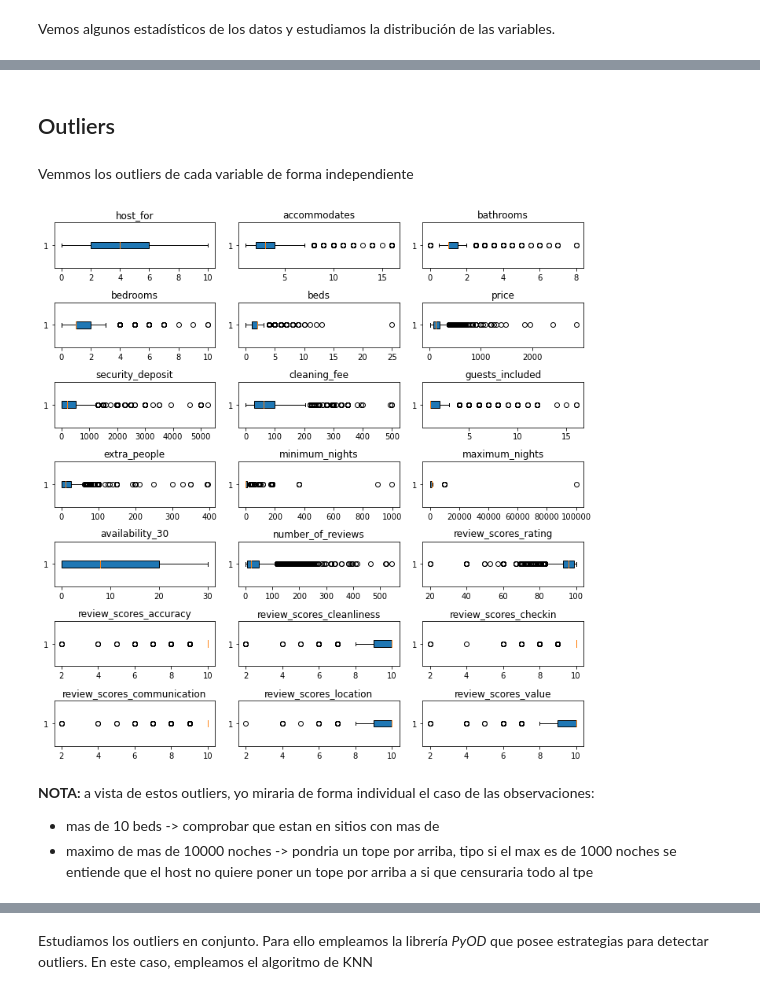
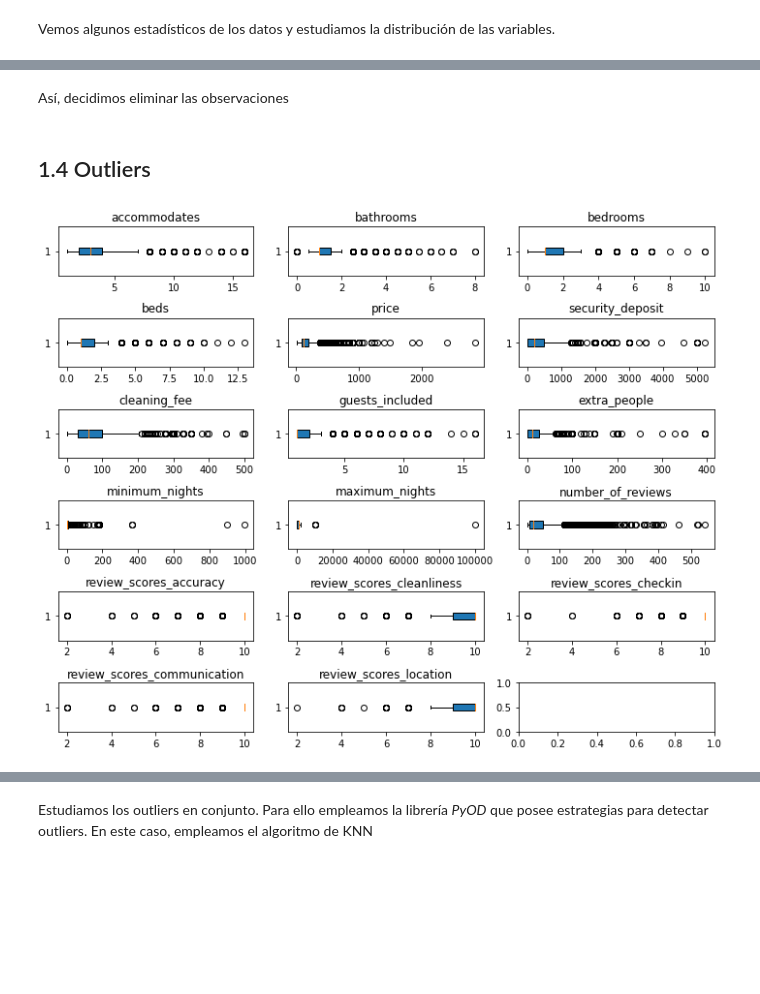
Before and after one commit to sofiamacein/Airbnb_Proyecto, a Jupyter notebook: Airbnb.ipynb, the cells around one changed output, grey strips where cells are left out. Drawn from its saved outputs; the diff is of its cells as text; code cells hidden in the pictures; blank space fills up the shorter version.

```diff
--- a/Airbnb.ipynb
+++ b/Airbnb.ipynb
@@ -370,2 +312,0 @@ De esto podemos concluir que, al menos, es host desde el 18 de enero de 2019.
-# %%
-df.loc[df['host_id']==232567624, 'host_for'] = 0
@@ -372 +336,20 @@ df.loc[df['host_id']==232567624, 'host_for'] = 0
+# %%
+# Separamos las variables
+target = 'beds'
+regresoras = ['accommodates', 'bathrooms']
+
+# Creamos un dataframe con las variables seleccionadas
+df_imp = df[[target] + regresoras]
+
+# Separamos los datos en dos dataframe, uno con los valores missing y otro sin valores missing
+df_missing = df_imp[df_imp.isnull().any(axis=1)]
+df_no_missing = df_imp.dropna()
+
+# Ajustamos el modelo a los datos sin missing
+reg = LinearRegression()
+reg.fit(df_no_missing[regresoras], df_no_missing[target])
+
+# Realizamos la imputacion de los valores missing y almacenamos los valores obtenidos en el dataframe
+pred = reg.predict(df_missing[regresoras])
+df.loc[df[target].isnull(), target]= pred
 # %% [markdown]
@@ -400,0 +364,5 @@ dtype: int64
+# %%
+review_score = ['review_scores_accuracy','review_scores_cleanliness', 'review_scores_checkin',
+                  'review_scores_communication','review_scores_location']
+
+df[df[review_score].isna().any(axis=1)][review_score]
@@ -401,4 +384,6 @@ dtype: int64
+# %% [markdown]
+Así, decidimos eliminar las observaciones
+# %%
+df = df.dropna(subset=review_score)
 # %% [markdown]
-## Outliers
+## 1.4 Outliers
-# %% [markdown]
-Vemmos los outliers de cada variable de forma independiente
@@ -413,25 +390,23 @@ var = ['host_for','accommodates', 'bathrooms', 'bedrooms',
 # %%
 # Numero de filas y columnas necesarios para dibujar todos los boxplots
-n_rows = 7
+n_rows = 6
 n_cols = 3
+columnas = ['accommodates', 'bathrooms', 'bedrooms', 'beds', 'price', 'security_deposit', 'cleaning_fee','guests_included', 'extra_people', 'minimum_nights',
+       'maximum_nights', 'number_of_reviews', 'review_scores_accuracy','review_scores_cleanliness', 'review_scores_checkin','review_scores_communication', 'review_scores_location']
 
 # Matriz de subgraficos
-fig, axs = plt.subplots(nrows=n_rows, ncols=n_cols, figsize=(10, 10))
+fig, axs = plt.subplots(nrows=n_rows, ncols=n_cols, figsize=(10, 8))
 
 # Boxplot de cada variable
-for i, columna in enumerate(var):
+for i, columna in enumerate(columnas):
     ax = axs[i // n_cols][i % n_cols]
     ax.boxplot(df[columna],vert=False,patch_artist=True) # boxplot de la variable
     ax.set_title(columna)
 
 # Ajuste de espacios entre subgraficos
 fig.tight_layout()
 
 # Mostrar la figura
 plt.show()
 # %% [output]
-[figure, old version]
+[figure, new version]
-# %% [markdown]
-**NOTA:** a vista de estos outliers, yo miraria de forma individual el caso de las observaciones:
-- mas de 10 beds -> comprobar que estan en sitios con mas de
-- maximo de mas de 10000 noches -> pondria un tope por arriba, tipo si el max es de 1000 noches se entiende que el host no quiere poner un tope por arriba a si que censuraria todo al tpe
```
Also changed, not shown: parts of 164 cells of this notebook.
